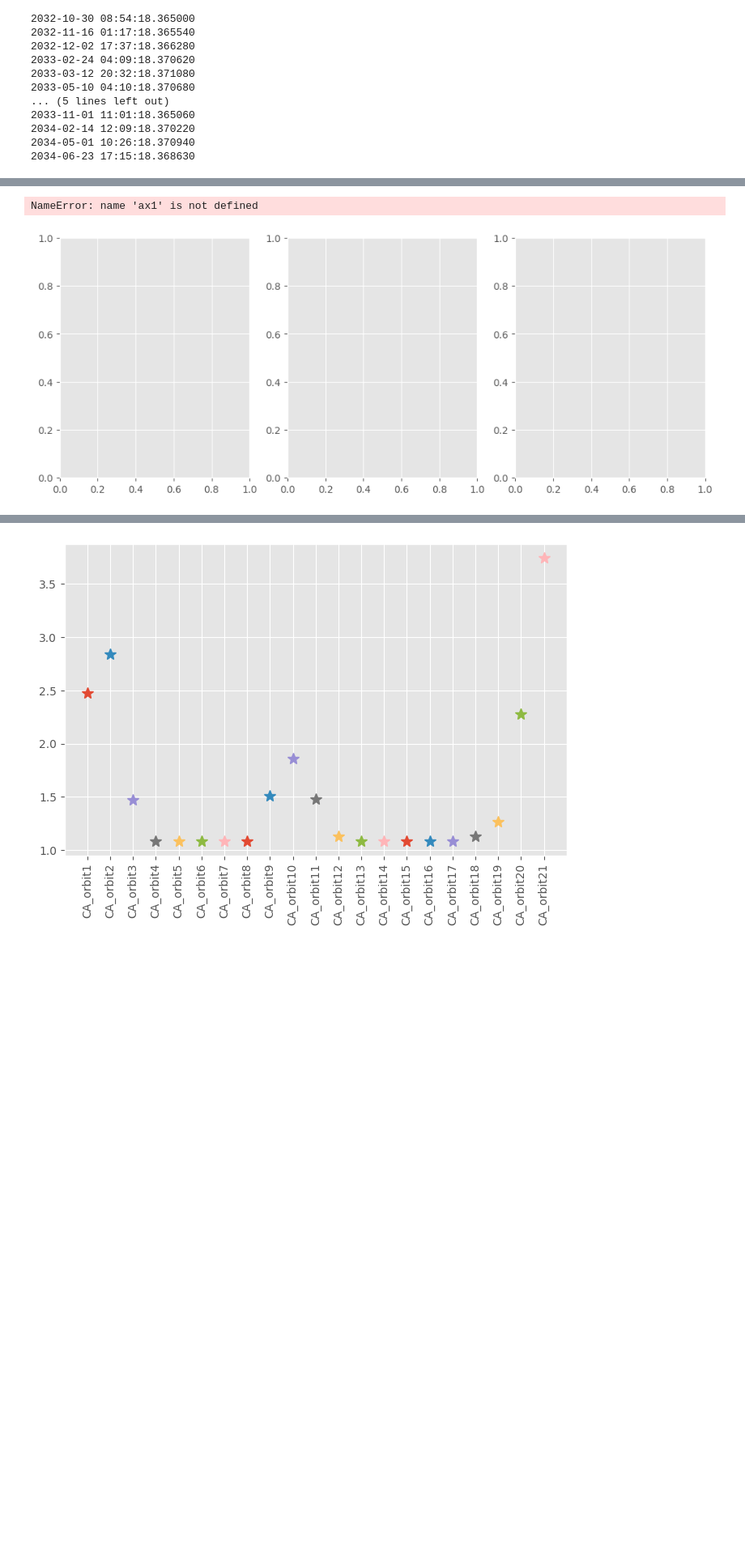
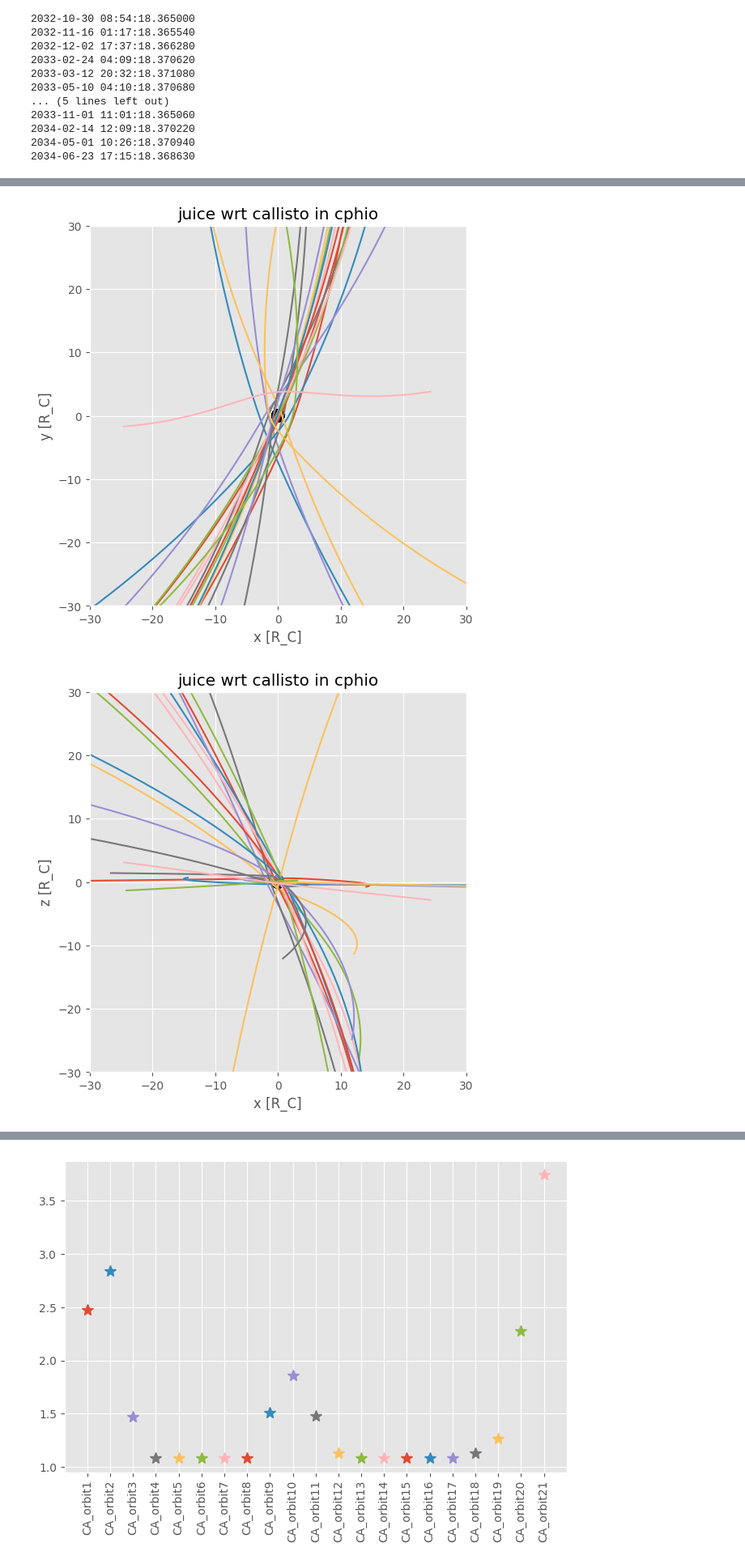
Before and after one commit to vera-br/Callisto, a Jupyter notebook: spice_data_test.ipynb, the cells around one changed output, grey strips where cells are left out. Shown at 81% size. Cells and saved outputs as stored; diff of their text form; code cells hidden in the pictures; blank space fills up the shorter version.

Commit message:
added notebooks with plots for presentation

```diff
--- a/spice_data_test.ipynb
+++ b/spice_data_test.ipynb
@@ -300,9 +300,11 @@ def frame_plotter_xyz(target, reference_point, frame, scale=True):
     fig1, ax1 = plt.subplots(figsize=(6,6.1)) ; fig2, ax2 = plt.subplots(figsize=(6,6.1)) ; fig3, ax3 = plt.subplots(figsize=(6,6.1))
 
     # Defining and applying the common limits
-    common_xlim = (-3, 3)
-    common_ylim = (-3, 3)
-    common_zlim = (-3, 3)
+    lim=30
+
+    common_xlim = (-lim, lim)
+    common_ylim = (-lim, lim)
+    common_zlim = (-lim, lim)
 
     ax1.set_xlim(common_xlim)
     ax1.set_ylim(common_ylim)
@@ -334,32 +336,32 @@ def frame_plotter_xyz(target, reference_point, frame, scale=True):
     ax3.set_title(graph_title) ; ax3.set_xlabel('y ['+ unit + ']') ; ax3.set_ylabel('z ['+ unit + ']')
 
     for orbit, vector in orbits_all.items():
         if scale == True:
             vector[1:4] = vector[1:4] / unit_scaling
 
         add_body_circle(ax1, scaling = body_scaling)
         add_body_circle(ax2, scaling = body_scaling)
         add_body_circle(ax3, scaling = body_scaling)
 
         ax1.plot(vector[1], vector[2])
         ax2.plot(vector[1], vector[3])
         ax3.plot(vector[2], vector[3])
     '''
     for orbit, vector in closest_approach_vectors_i.items():
         if scale == True:
             vector[1:4] = vector[1:4] / unit_scaling
 
         ax1.plot(vector[1], vector[2], '*') ; add_body_circle(ax1, scaling = body_scaling)
         ax2.plot(vector[1], vector[3], '*') ; add_body_circle(ax2, scaling = body_scaling)
         ax3.plot(vector[2], vector[3], '*') ; add_body_circle(ax3, scaling = body_scaling)
     '''
 
 plt.style.use('ggplot')
 
 frame_plotter_xyz('juice', 'callisto', 'cphio')
 #frame_plotter_xyz('callisto', 'jupiter', 'jupsunorb')
 #frame_plotter_xyz('callisto', 'jupiter', 'SIII_mag')
 #frame_plotter_xyz('jupiter', 'sun', 'IAU_SUN')
 # %% [output]
-NameError: name 'ax1' is not defined
-[figure, old version]
+[figure, new version]
+[figure, added]
```
Also changed, not shown: parts of 4 cells of this notebook, 1 other file.
